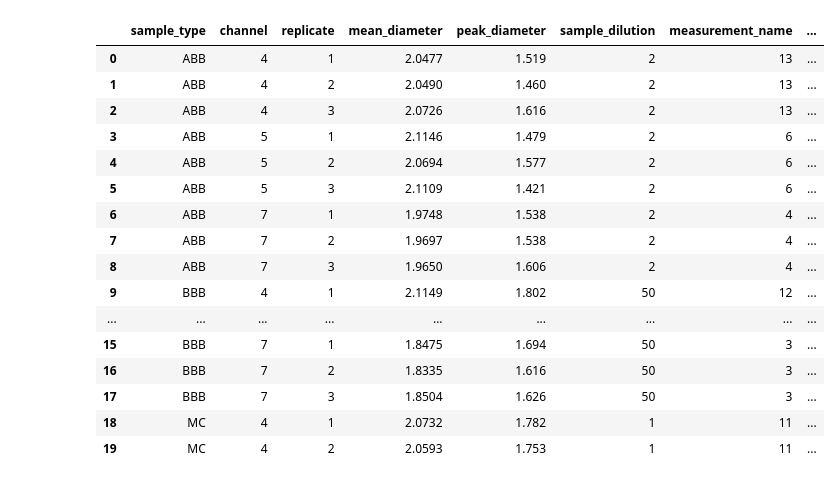
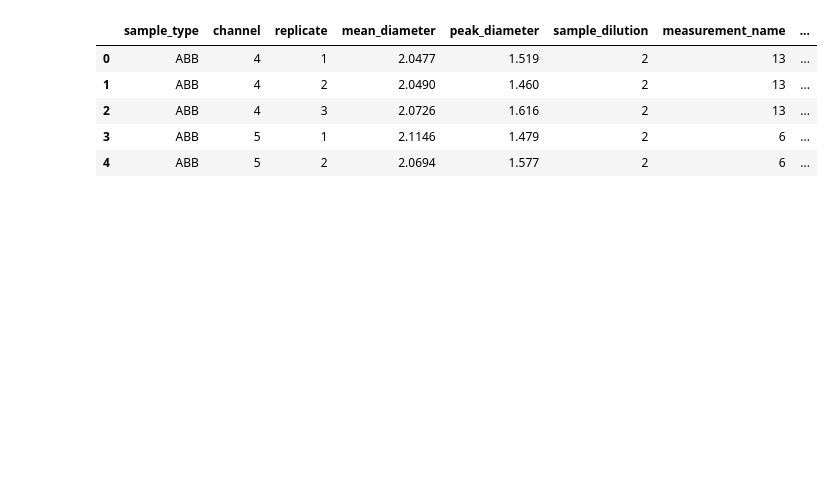
Before and after one commit to EvaPeet-sp/SystemsPractice, a Jupyter notebook: ploidy.ipynb, the cells around one changed output. Drawn from its saved outputs; the diff is of its cells as text; code cells hidden in the pictures; blank space fills up the shorter version.

```diff
--- a/ploidy.ipynb
+++ b/ploidy.ipynb
@@ -5,22 +5,11 @@ import matplotlib.pyplot as plt
 data_dir = './data'
 # %%
 data_casy = pd.read_csv(f'{data_dir}/Casy.csv', index_col=False)
-data_casy.head(20)
+data_casy.head()
 # %% [output]
 |  | sample_type | channel | replicate | mean_diameter | peak_diameter | sample_dilution | measurement_name | ... |
 | 0 | ABB | 4 | 1 | 2.0477 | 1.519 | 2 | 13 | ... |
 | 1 | ABB | 4 | 2 | 2.0490 | 1.460 | 2 | 13 | ... |
 | 2 | ABB | 4 | 3 | 2.0726 | 1.616 | 2 | 13 | ... |
 | 3 | ABB | 5 | 1 | 2.1146 | 1.479 | 2 | 6 | ... |
 | 4 | ABB | 5 | 2 | 2.0694 | 1.577 | 2 | 6 | ... |
-| 5 | ABB | 5 | 3 | 2.1109 | 1.421 | 2 | 6 | ... |
-| 6 | ABB | 7 | 1 | 1.9748 | 1.538 | 2 | 4 | ... |
-| 7 | ABB | 7 | 2 | 1.9697 | 1.538 | 2 | 4 | ... |
-| 8 | ABB | 7 | 3 | 1.9650 | 1.606 | 2 | 4 | ... |
-| 9 | BBB | 4 | 1 | 2.1149 | 1.802 | 50 | 12 | ... |
-| ... | ... | ... | ... | ... | ... | ... | ... | ... |
-| 15 | BBB | 7 | 1 | 1.8475 | 1.694 | 50 | 3 | ... |
-| 16 | BBB | 7 | 2 | 1.8335 | 1.616 | 50 | 3 | ... |
-| 17 | BBB | 7 | 3 | 1.8504 | 1.626 | 50 | 3 | ... |
-| 18 | MC | 4 | 1 | 2.0732 | 1.782 | 1 | 11 | ... |
-| 19 | MC | 4 | 2 | 2.0593 | 1.753 | 1 | 11 | ... |
```
Also changed, not shown: parts of 15 cells of this notebook, 1 other file.
